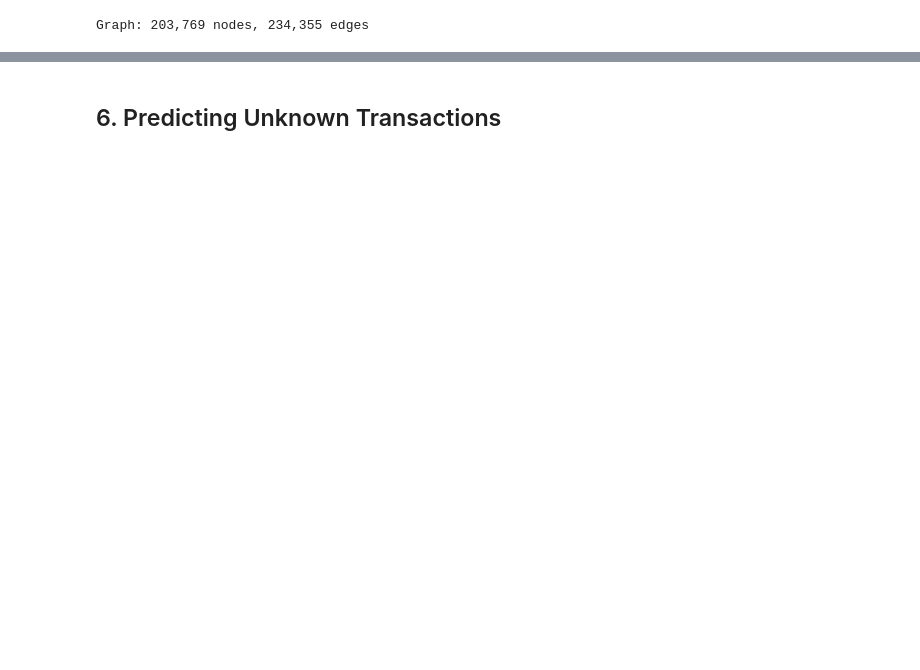
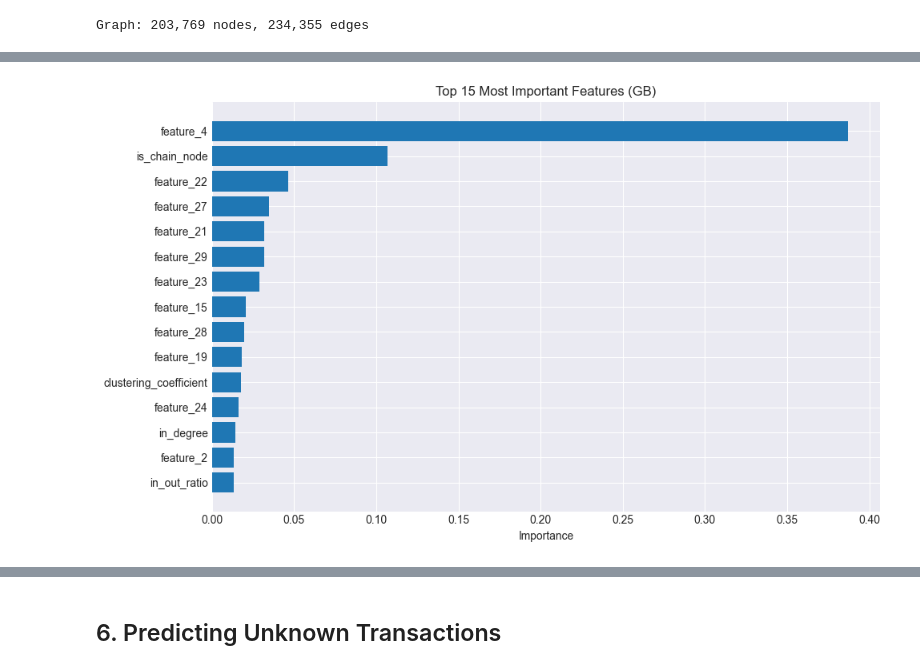
Before and after one commit to rafanahmed/Cyber-Breach-Risk-Modeling, a Jupyter notebook: project.ipynb, the cells around one changed output, grey strips where cells are left out. Drawn from its saved outputs; the diff is of its cells as text; code cells hidden in the pictures; blank space fills up the shorter version.

```diff
--- a/project.ipynb
+++ b/project.ipynb
@@ -252,0 +667,65 @@ print(results_df.round(3))
+# %%
+# ============================================================================
+# FEATURE IMPORTANCE & ERROR ANALYSIS
+# ============================================================================
+
+# Use best GB model from cross-validation
+best_gb = best_gb_fold['gb']
+X_val_best = best_gb_fold['X_val']
+y_val_best = best_gb_fold['y_val']
+
+# Feature importance
+importance_df = pd.DataFrame({
+    'Feature': feature_cols,
+    'Importance': best_gb.feature_importances_
+}).sort_values('Importance', ascending=False)
+
+print('\\n' + '='*70)
+print('TOP 15 MOST IMPORTANT FEATURES')
+print('='*70)
+print(importance_df.head(15).to_string(index=False))
+
+# Plot top 15
+fig, ax = plt.subplots(figsize=(10, 6))
+top_15 = importance_df.head(15)
+ax.barh(top_15['Feature'], top_15['Importance'])
+ax.set_xlabel('Importance')
+ax.set_title('Top 15 Most Important Features (GB)')
+ax.invert_yaxis()
+plt.tight_layout()
+plt.savefig('feature_importance.png', dpi=150, bbox_inches='tight')
+plt.show()
+
+# ---- Error Analysis ----
+gb_proba_val = best_gb_fold['gb_proba']
+gb_pred_val = (gb_proba_val > best_gb_fold['gb_optimal_threshold']).astype(int)
+
+false_positives = (y_val_best == 0) & (gb_pred_val == 1)
+false_negatives = (y_val_best == 1) & (gb_pred_val == 0)
+true_positives = (y_val_best == 1) & (gb_pred_val == 1)
+true_negatives = (y_val_best == 0) & (gb_pred_val == 0)
+
+print('\\n' + '='*70)
+print('ERROR ANALYSIS')
+print('='*70)
+print(f'True Positives (correctly flagged illicit):  {true_positives.sum():,}')
+print(f'True Negatives (correctly flagged licit):    {true_negatives.sum():,}')
+print(f'False Positives (licit flagged as illicit):  {false_positives.sum():,}')
+print(f'False Negatives (illicit flagged as licit):  {false_negatives.sum():,}')
+
+print('\\n--- False Positive Patterns (what licit txs look illicit?) ---')
+for feat in importance_df.head(5)['Feature'].values:
+    fp_mean = X_val_best[false_positives][feat].mean()
+    tn_mean = X_val_best[true_negatives][feat].mean()
+    tp_mean = X_val_best[true_positives][feat].mean()
+    print(f'{feat:30s}: FP={fp_mean:.3f}, TN={tn_mean:.3f}, TP={tp_mean:.3f}')
+
+print('\\n--- False Negative Patterns (what illicit txs look licit?) ---')
+for feat in importance_df.head(5)['Feature'].values:
+    fn_mean = X_val_best[false_negatives][feat].mean()
+    tp_mean = X_val_best[true_positives][feat].mean()
+    tn_mean = X_val_best[true_negatives][feat].mean()
+    print(f'{feat:30s}: FN={fn_mean:.3f}, TP={tp_mean:.3f}, TN={tn_mean:.3f}')
+
+print('\\n✓ Feature importance plot saved to feature_importance.png')
+# %% [output]
@@ -252,0 +751 @@ print(results_df.round(3))
+[figure, added]
```
Also changed, not shown: parts of 17 cells of this notebook, 1 other file.
